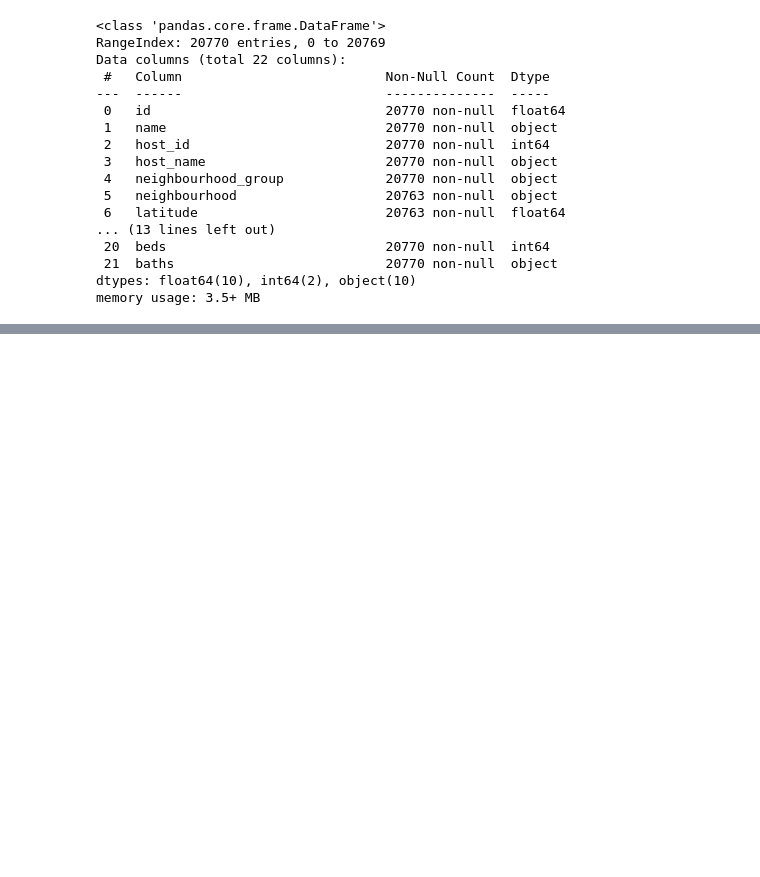
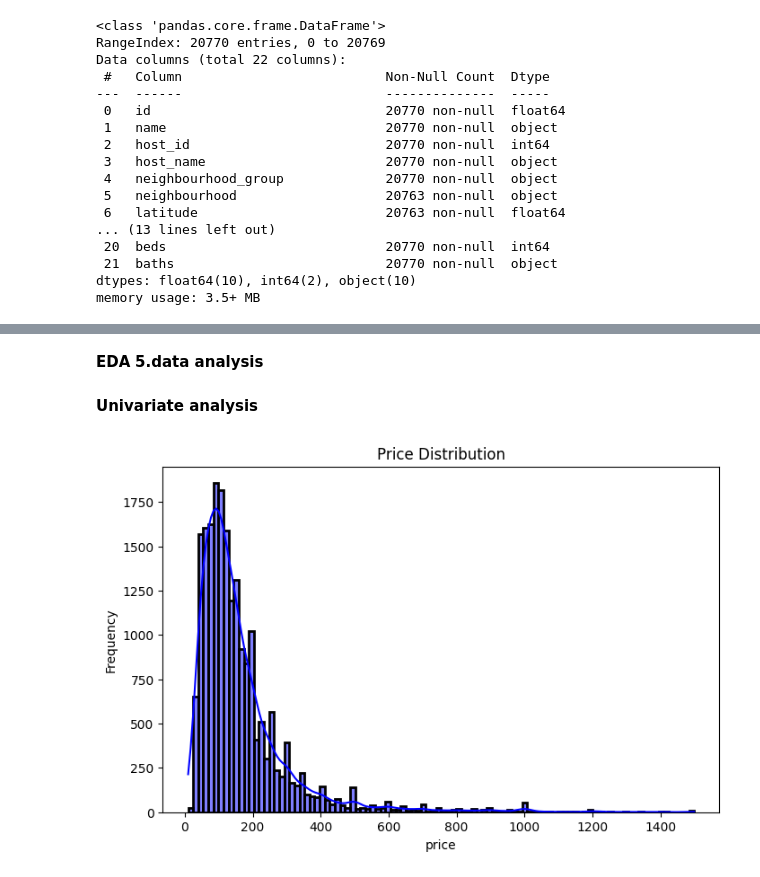
Before and after one commit to debopriyadebnath/airbnb-project, a Jupyter notebook: data.ipynb, the cells around one changed output, grey strips where cells are left out. Drawn from its saved outputs; the diff is of its cells as text; code cells hidden in the pictures; blank space fills up the shorter version.

```diff
--- a/data.ipynb
+++ b/data.ipynb
@@ -80,0 +95,7 @@ memory usage: 3.5+ MB
+# %%
+data.isnull().sum()
+##dropping all missing values
+data.dropna(inplace=True)
+
+#data.fillna()
+data.isnull().sum()
@@ -80,0 +120,7 @@ memory usage: 3.5+ MB
+# %%
+data.duplicated().sum()
+
+data[data.duplicated()]
+
+data.drop_duplicates(inplace=True)
+data.duplicated().sum()
@@ -80,0 +129,6 @@ memory usage: 3.5+ MB
+# %%
+##typecasting
+data.dtypes
+
+data['id']= data['id'].astype(object)
+data.dtypes
@@ -80,0 +153,16 @@ memory usage: 3.5+ MB
+# %% [markdown]
+**EDA**
+**5.data analysis**
+# %% [markdown]
+**Univariate analysis**
+# %%
+##Price Distribution
+
+data['price']
+plt.figure(figsize=(8,5))
+sns.histplot(data=filtered_data, x='price',linewidth=2,color='blue', kde=True, bins=100)
+plt.title("Price Distribution")
+plt.ylabel("Frequency")
+plt.show()
+# %% [output]
+[figure, added]
```
Also changed, not shown: parts of 21 cells of this notebook.
